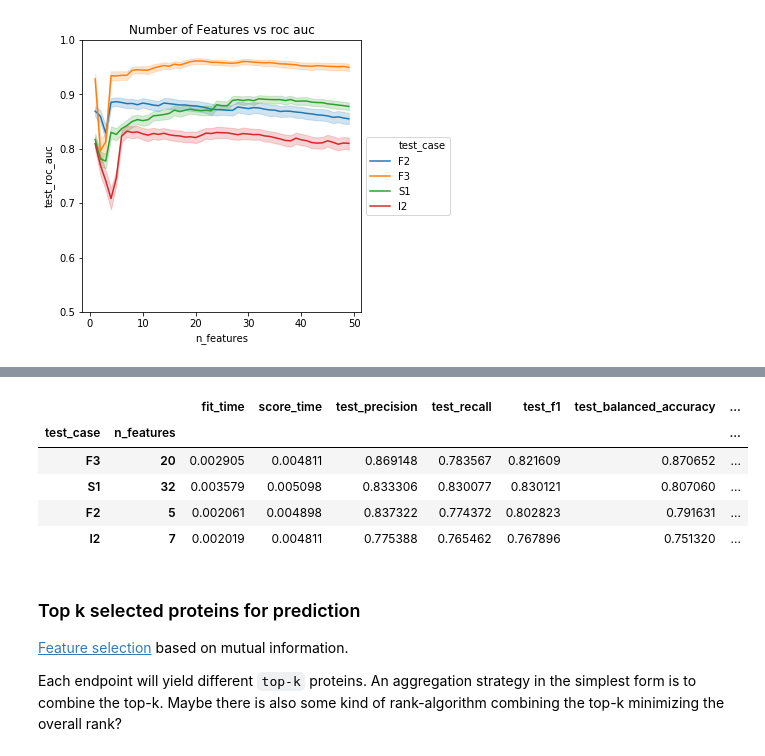
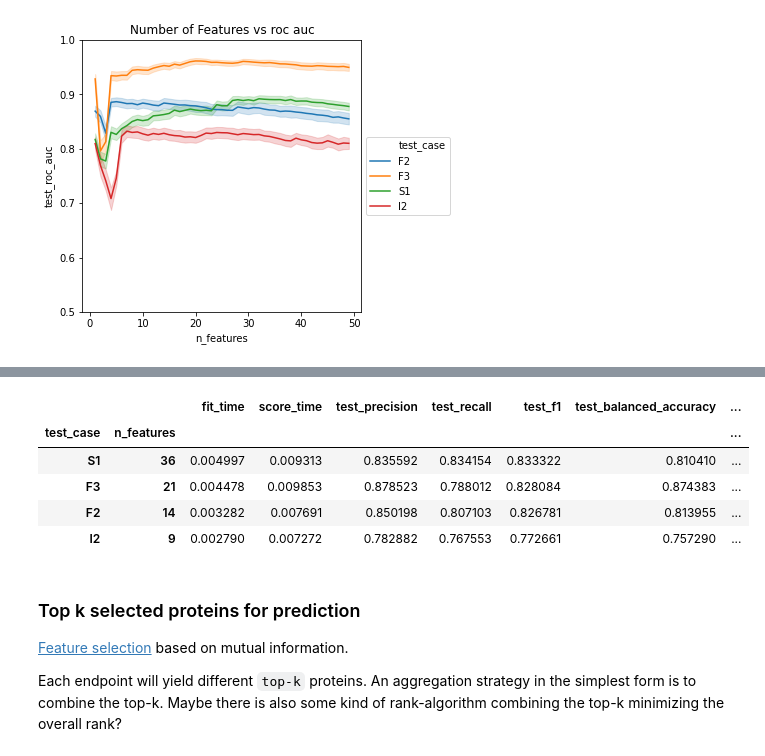
Before and after one commit to llniu/ALD-study, a Jupyter notebook: ald_analysis_hw.ipynb, the cells around one changed output, grey strips where cells are left out. Saved outputs shown, nothing was run; the diff lists cells and outputs as text; code cells hidden in the pictures.

```diff
--- a/ald_analysis_hw.ipynb
+++ b/ald_analysis_hw.ipynb
@@ -1447,12 +1444,12 @@ plt.show()
 # %%
 combined = summary_n_features.groupby(['test_case','n_features']).mean()
 
-best = combined.sort_values(by='test_roc_auc', ascending=False).groupby('test_case').head(1)
+best = combined.sort_values(by='test_f1', ascending=False).groupby('test_case').head(1)
 best
 # %% [output]
 |  |  | fit_time | score_time | test_precision | test_recall | test_f1 | test_balanced_accuracy | ... |
 | test_case | n_features |  |  |  |  |  |  | ... |
-| F3 | 20 | 0.002905 | 0.004811 | 0.869148 | 0.783567 | 0.821609 | 0.870652 | ... |
-| S1 | 32 | 0.003579 | 0.005098 | 0.833306 | 0.830077 | 0.830121 | 0.807060 | ... |
-| F2 | 5 | 0.002061 | 0.004898 | 0.837322 | 0.774372 | 0.802823 | 0.791631 | ... |
-| I2 | 7 | 0.002019 | 0.004811 | 0.775388 | 0.765462 | 0.767896 | 0.751320 | ... |
+| S1 | 36 | 0.004997 | 0.009313 | 0.835592 | 0.834154 | 0.833322 | 0.810410 | ... |
+| F3 | 21 | 0.004478 | 0.009853 | 0.878523 | 0.788012 | 0.828084 | 0.874383 | ... |
+| F2 | 14 | 0.003282 | 0.007691 | 0.850198 | 0.807103 | 0.826781 | 0.813955 | ... |
+| I2 | 9 | 0.002790 | 0.007272 | 0.782882 | 0.767553 | 0.772661 | 0.757290 | ... |
```
Also changed, not shown: parts of 27 cells of this notebook.
